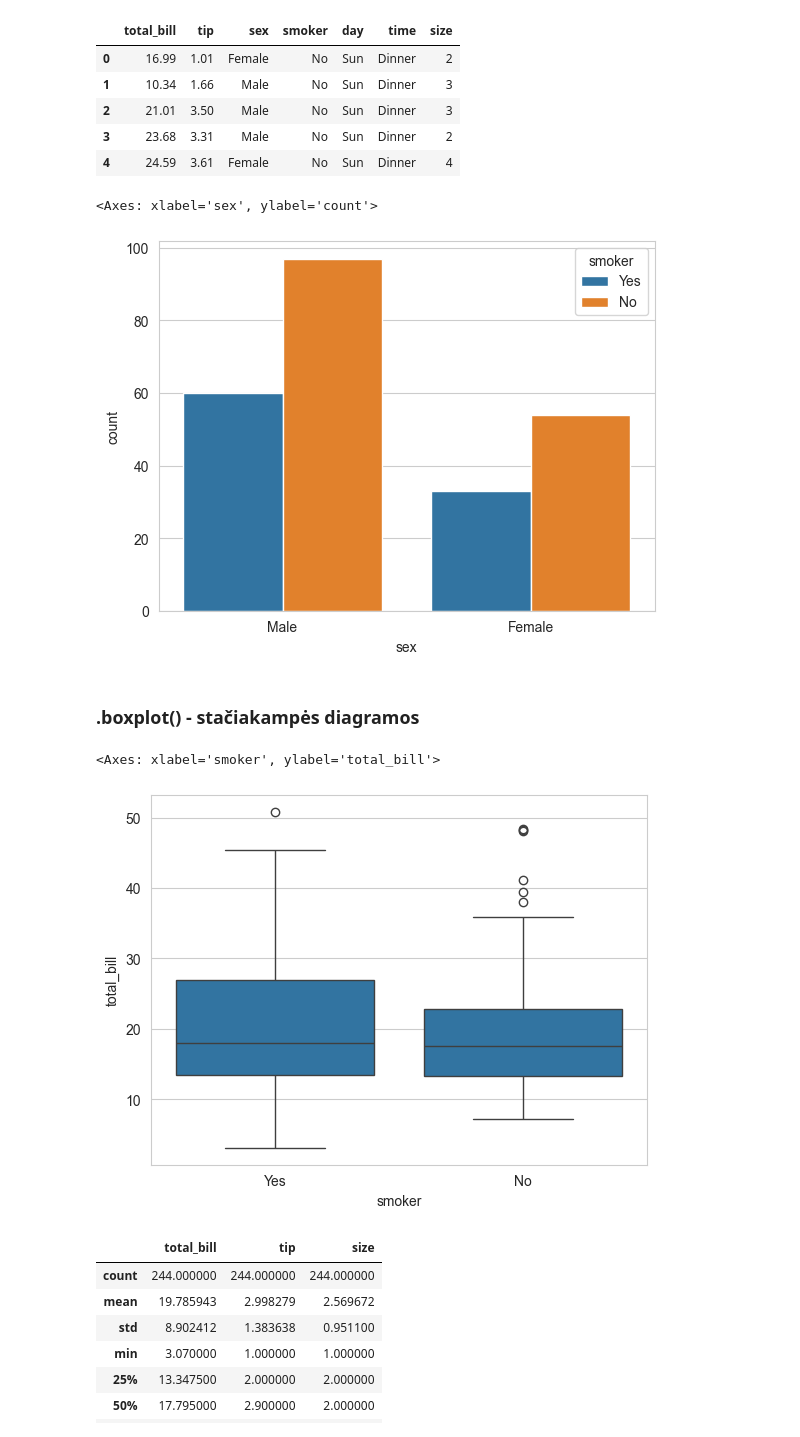
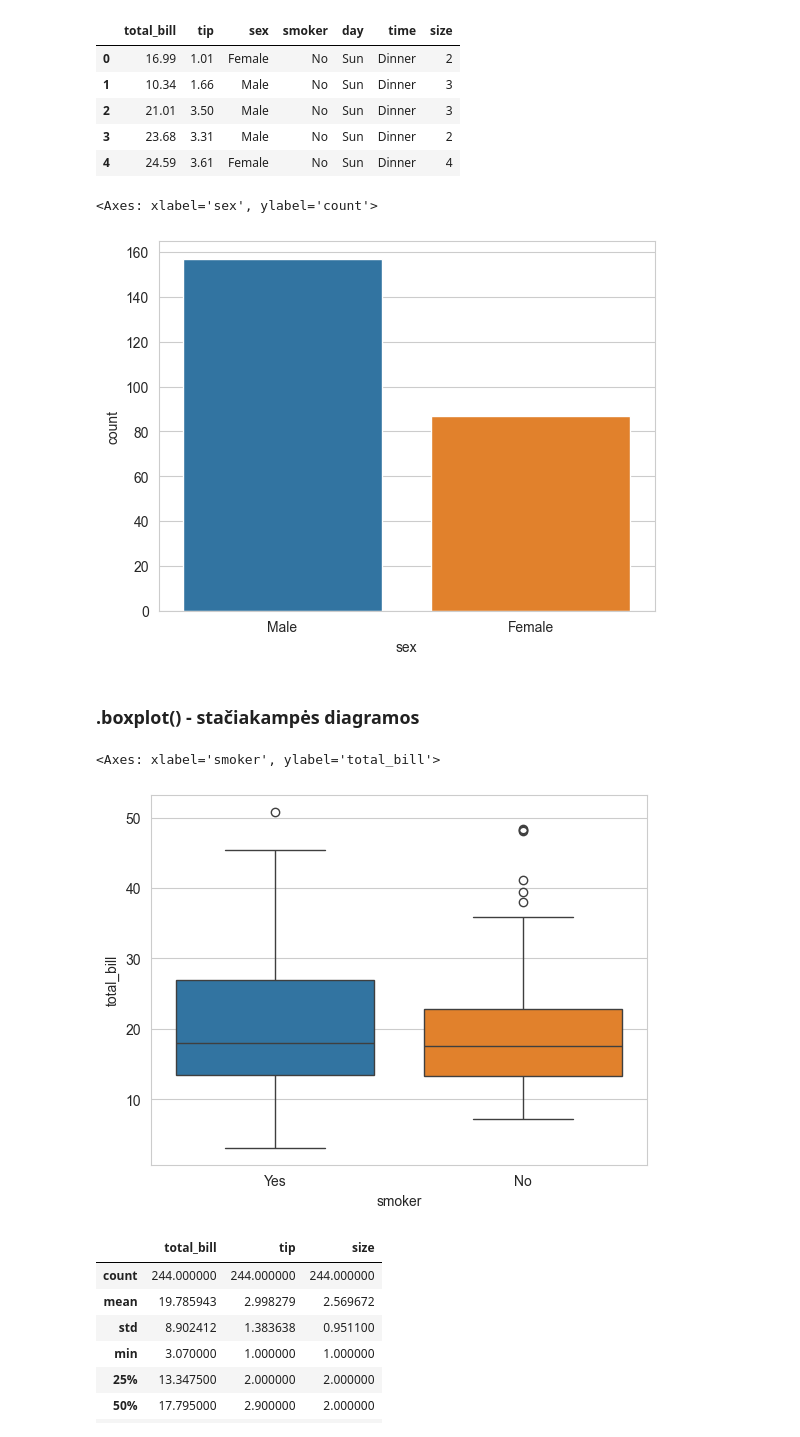
Before and after one commit to vokator-online/monda_py01, a Jupyter notebook: tema_19_seaborn/seaborn.ipynb, the cells around one changed output. Saved outputs shown, nothing was run; the diff lists cells and outputs as text; code cells hidden in the pictures.

```diff
--- a/tema_19_seaborn/seaborn.ipynb
+++ b/tema_19_seaborn/seaborn.ipynb
@@ -375,17 +384,17 @@ tips.head()
 | 3 | 23.68 | 3.31 | Male | No | Sun | Dinner | 2 |
 | 4 | 24.59 | 3.61 | Female | No | Sun | Dinner | 4 |
 # %%
-sns.countplot(x='sex', data=tips, hue='smoker')
+sns.countplot(x='sex', data=tips, hue='sex')
 # %% [output]
 <Axes: xlabel='sex', ylabel='count'>
-[figure, old version]
+[figure, new version]
 # %% [markdown]
 ### .boxplot() - stačiakampės diagramos
 # %%
-sns.boxplot(x='smoker', y='total_bill', data=tips)
+sns.boxplot(x='smoker', y='total_bill', hue='smoker', data=tips, palette='tab10')
 # %% [output]
 <Axes: xlabel='smoker', ylabel='total_bill'>
-[figure, old version]
+[figure, new version]
 # %%
 tips.describe()
 # %% [output]
```
Also changed, not shown: parts of 28 cells of this notebook.
